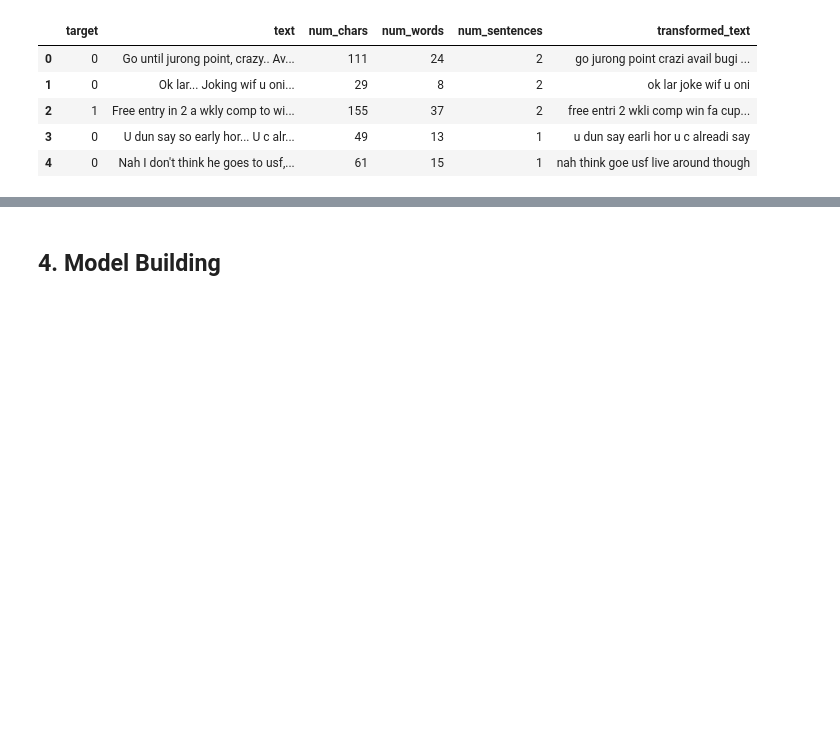
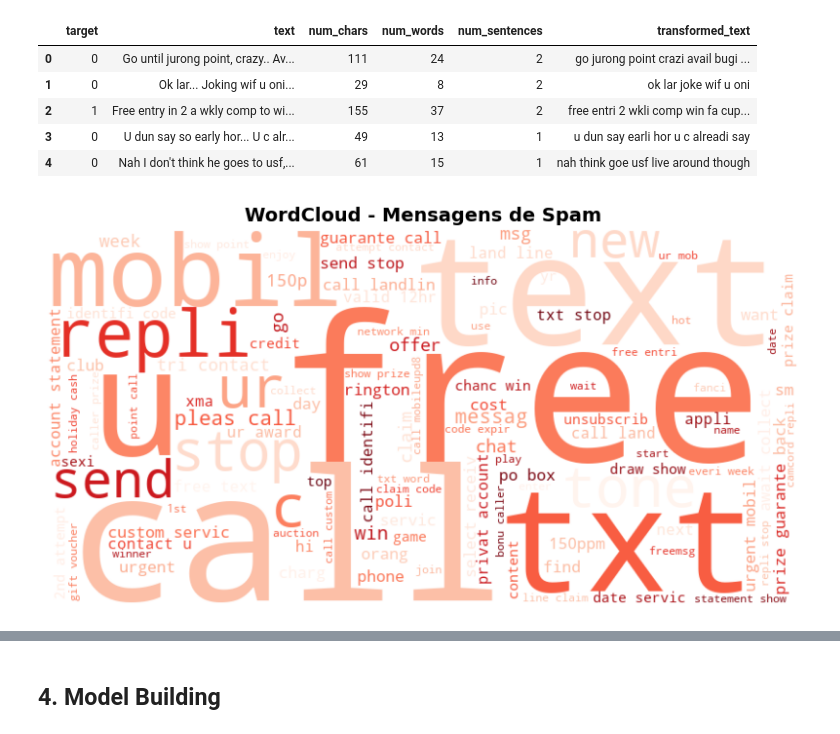
Before and after one commit to beatrizalmeidaf/hands-on-ml-projects, a Jupyter notebook: capitulo 3 - classificacao/spam_classifier.ipynb, the cells around one changed output, grey strips where cells are left out. Saved outputs shown, nothing was run; the diff lists cells and outputs as text; code cells hidden in the pictures; blank space fills up the shorter version.

Commit message:
spam classifier

```diff
--- a/capitulo 3 - classificacao/spam_classifier.ipynb
+++ b/capitulo 3 - classificacao/spam_classifier.ipynb
@@ -337,3 +342,23 @@ data.head()
 | 2 | 1 | Free entry in 2 a wkly comp to wi... | 155 | 37 | 2 | free entri 2 wkli comp win fa cup... |
 | 3 | 0 | U dun say so early hor... U c alr... | 49 | 13 | 1 | u dun say earli hor u c alreadi say |
 | 4 | 0 | Nah I don't think he goes to usf,... | 61 | 15 | 1 | nah think goe usf live around though |
+# %%
+wc = WordCloud(
+    width=800, height=400,
+    min_font_size=10,
+    background_color='white',
+    colormap="Reds",
+    contour_width=1.5,
+    contour_color='red'
+)
+
+spam_wc = wc.generate(data[data['target'] == 1]['transformed_text'].str.cat(sep=" "))
+
+plt.figure(figsize=(10, 5))
+plt.imshow(spam_wc, interpolation="bilinear")
+plt.axis("off")
+plt.title("WordCloud - Mensagens de Spam", fontsize=14, weight='bold')
+
+plt.show()
+# %% [output]
+[figure, added]
```
Also changed, not shown: parts of 11 cells of this notebook.
